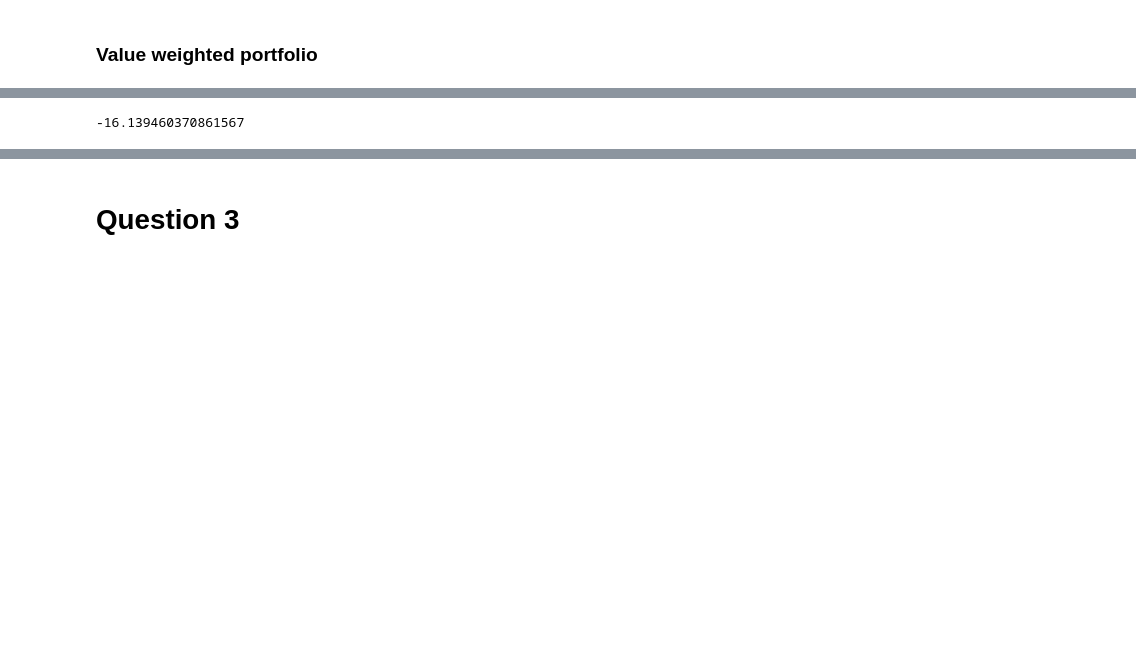
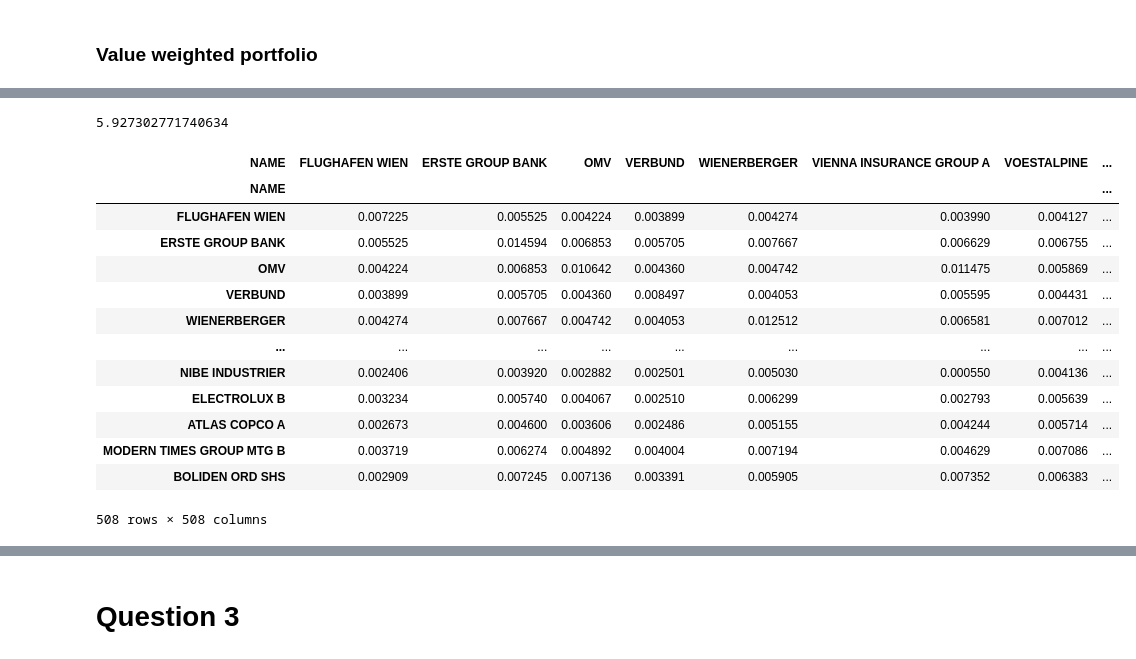
Before and after one commit to GiammarcoBozzelli/SEF, a Jupyter notebook: main.ipynb, the cells around one changed output, grey strips where cells are left out. Cells and saved outputs as stored; diff of their text form; code cells hidden in the pictures; blank space fills up the shorter version.

```diff
--- a/main.ipynb
+++ b/main.ipynb
@@ -399,7 +415,27 @@ portfolio_returns_VW.index = pd.to_datetime(portfolio_returns_VW.index)
 filtered_df = portfolio_returns_VW['2007-12-31':]
 # %%
 VW_returns = filtered_df.pct_change()
+VW_returns[VW_returns < 0] = 0
 VW_returns_avrg_ann = VW_returns.mean()*12
 VW_returns_avrg_ann
 # %% [output]
--16.139460370861567
+5.927302771740634
+# %%
+cov_m = df_returns_monthly.cov()
+# %%
+cov_m
+# %% [output]
+| NAME | FLUGHAFEN WIEN | ERSTE GROUP BANK | OMV | VERBUND | WIENERBERGER | VIENNA INSURANCE GROUP A | VOESTALPINE | ... |
+| NAME |  |  |  |  |  |  |  | ... |
+| FLUGHAFEN WIEN | 0.007225 | 0.005525 | 0.004224 | 0.003899 | 0.004274 | 0.003990 | 0.004127 | ... |
+| ERSTE GROUP BANK | 0.005525 | 0.014594 | 0.006853 | 0.005705 | 0.007667 | 0.006629 | 0.006755 | ... |
+| OMV | 0.004224 | 0.006853 | 0.010642 | 0.004360 | 0.004742 | 0.011475 | 0.005869 | ... |
+| VERBUND | 0.003899 | 0.005705 | 0.004360 | 0.008497 | 0.004053 | 0.005595 | 0.004431 | ... |
+| WIENERBERGER | 0.004274 | 0.007667 | 0.004742 | 0.004053 | 0.012512 | 0.006581 | 0.007012 | ... |
+| ... | ... | ... | ... | ... | ... | ... | ... | ... |
+| NIBE INDUSTRIER | 0.002406 | 0.003920 | 0.002882 | 0.002501 | 0.005030 | 0.000550 | 0.004136 | ... |
+| ELECTROLUX B | 0.003234 | 0.005740 | 0.004067 | 0.002510 | 0.006299 | 0.002793 | 0.005639 | ... |
+| ATLAS COPCO A | 0.002673 | 0.004600 | 0.003606 | 0.002486 | 0.005155 | 0.004244 | 0.005714 | ... |
+| MODERN TIMES GROUP MTG B | 0.003719 | 0.006274 | 0.004892 | 0.004004 | 0.007194 | 0.004629 | 0.007086 | ... |
+| BOLIDEN ORD SHS | 0.002909 | 0.007245 | 0.007136 | 0.003391 | 0.005905 | 0.007352 | 0.006383 | ... |
+508 rows × 508 columns
```
Also changed, not shown: parts of 6 cells of this notebook.
